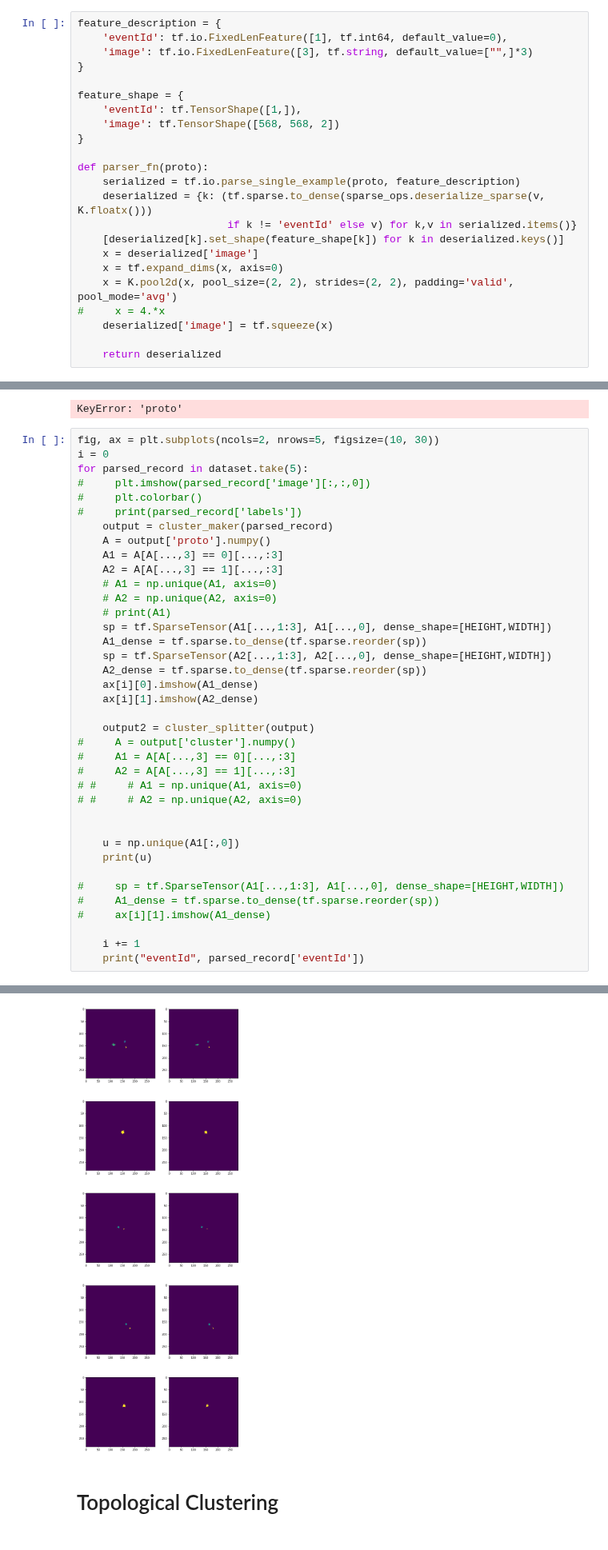
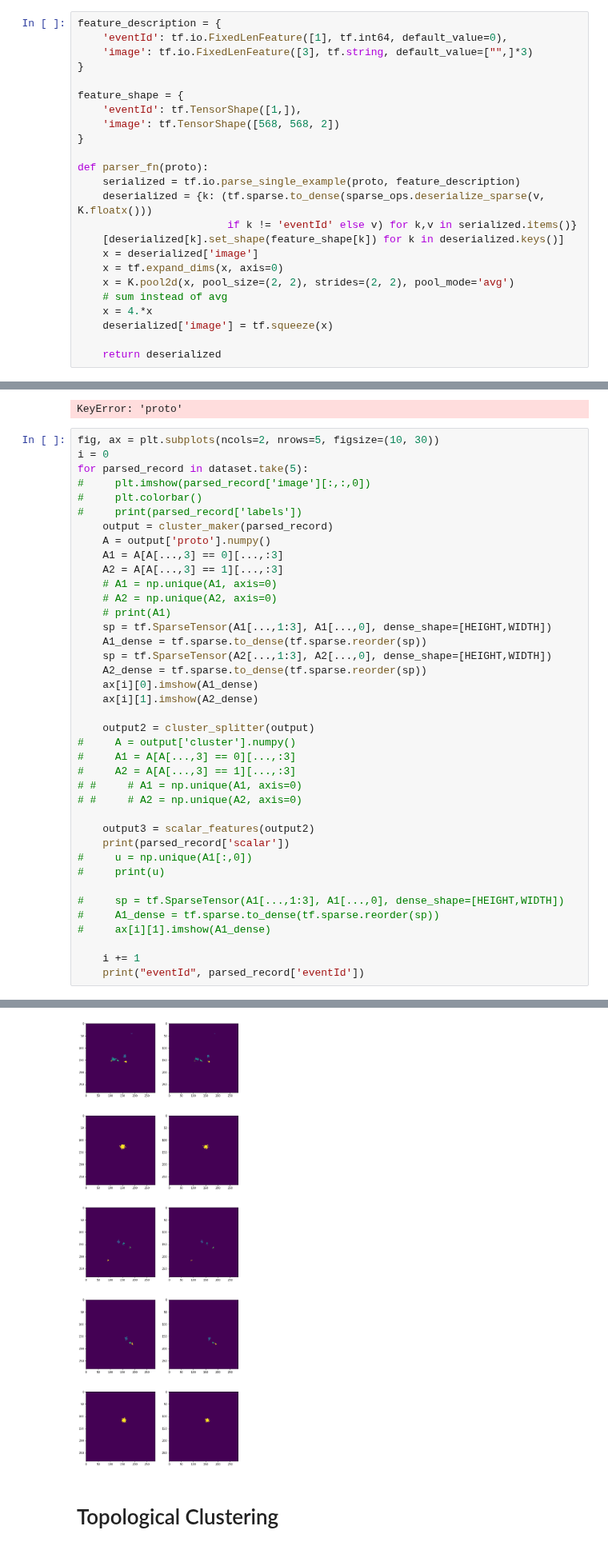
Before and after one commit to mollyhjorthjensen/DREAM, a Jupyter notebook: Analysis/clustering.ipynb, the cells around one changed output, grey strips where cells are left out. Shown at 80% size. Saved outputs shown, nothing was run; the diff lists cells and outputs as text.

```diff
--- a/Analysis/clustering.ipynb
+++ b/Analysis/clustering.ipynb
@@ -50,8 +50,9 @@ def parser_fn(proto):
     [deserialized[k].set_shape(feature_shape[k]) for k in deserialized.keys()]
     x = deserialized['image']
     x = tf.expand_dims(x, axis=0)
-    x = K.pool2d(x, pool_size=(2, 2), strides=(2, 2), padding='valid', pool_mode='avg')
-#     x = 4.*x
+    x = K.pool2d(x, pool_size=(2, 2), strides=(2, 2), pool_mode='avg')
+    # sum instead of avg
+    x = 4.*x
     deserialized['image'] = tf.squeeze(x)
 
     return deserialized
@@ -109,9 +110,10 @@ for parsed_record in dataset.take(5):
 # #     # A1 = np.unique(A1, axis=0)
 # #     # A2 = np.unique(A2, axis=0)
 
-
-    u = np.unique(A1[:,0])
-    print(u)
+    output3 = scalar_features(output2)
+    print(parsed_record['scalar'])
+#     u = np.unique(A1[:,0])
+#     print(u)
 
 #     sp = tf.SparseTensor(A1[...,1:3], A1[...,0], dense_shape=[HEIGHT,WIDTH])
 #     A1_dense = tf.sparse.to_dense(tf.sparse.reorder(sp))
@@ -139,5 +141,5 @@ unique pid tf.Tensor([2], shape=(1,), dtype=int64)
 eventId tf.Tensor([4], shape=(1,), dtype=int64)
-[figure, old version]
+[figure, new version]
 # %% [markdown]
 # Topological Clustering
 # %% [markdown]
```
Also changed, not shown: parts of 14 cells of this notebook.
